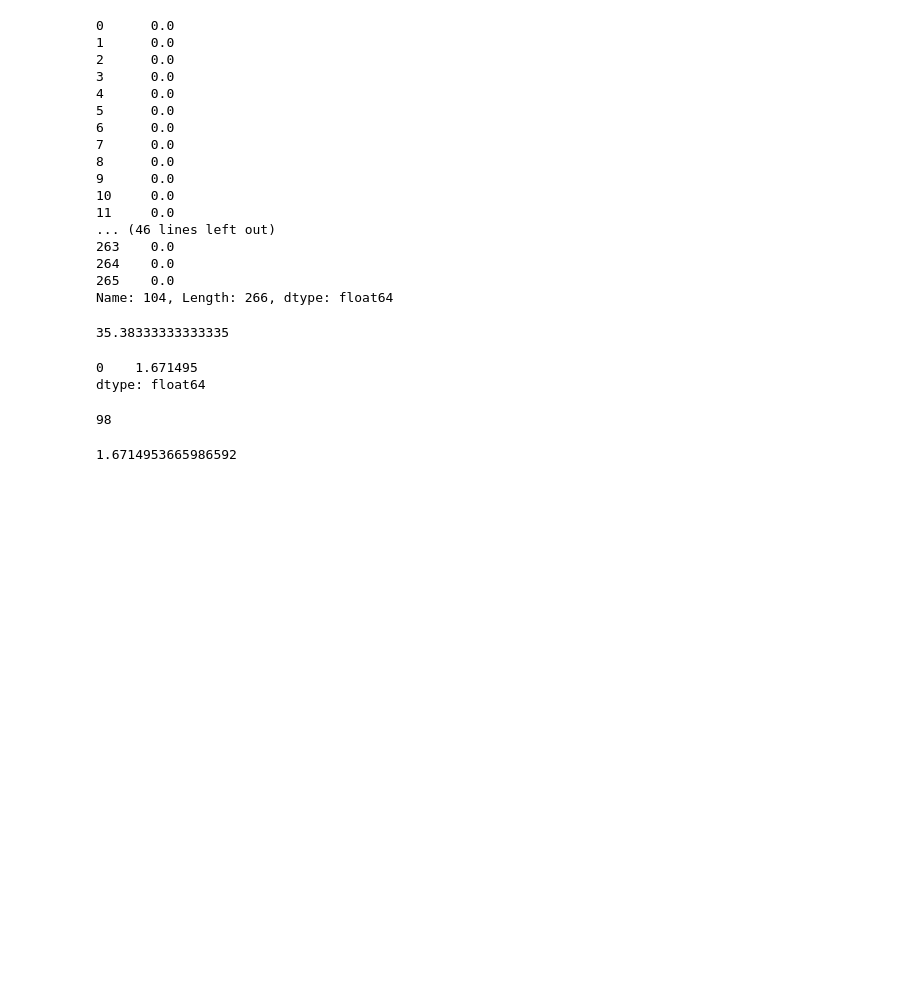
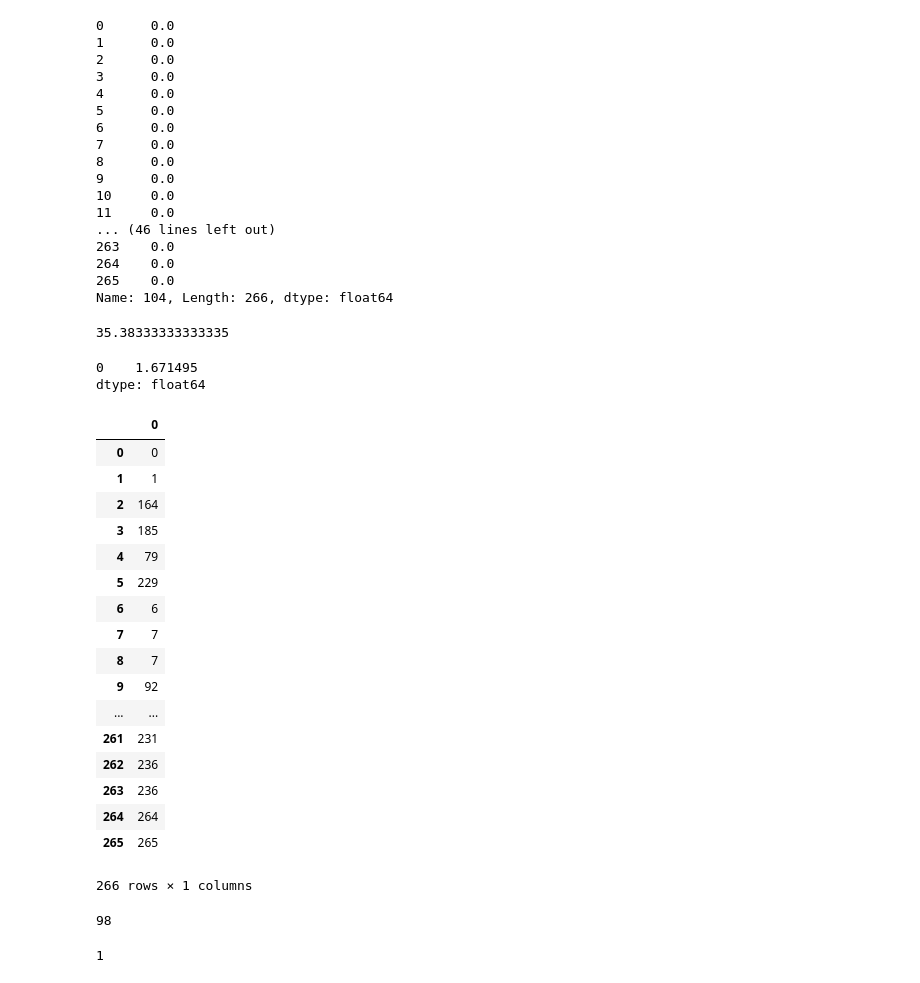
Before and after one commit to ChengdaoYang/NYC_Yellow_Cab_Project, a Jupyter notebook: taxi_analyze.ipynb, the cells around one changed output. Cells and saved outputs as stored; diff of their text form; code cells hidden in the pictures; blank space fills up the shorter version.

```diff
--- a/taxi_analyze.ipynb
+++ b/taxi_analyze.ipynb
@@ -425,14 +516,34 @@ pd.DataFrame(np.array(matrix_zone_distance.iloc[260]) + np.array(matrix_PU_wait_
 # %% [output]
 0    1.671495
 dtype: float64
+# %%
+top_dropoff_zone_t1 = pd.DataFrame(matrix_prob_PU_DO_t1.idxmax(axis=1))
+top_dropoff_zone_t1
+# %% [output]
+|  | 0 |
+| 0 | 0 |
+| 1 | 1 |
+| 2 | 164 |
+| 3 | 185 |
+| 4 | 79 |
+| 5 | 229 |
+| 6 | 6 |
+| 7 | 7 |
+| 8 | 7 |
+| 9 | 92 |
+| ... | ... |
+| 261 | 231 |
+| 262 | 236 |
+| 263 | 236 |
+| 264 | 264 |
+| 265 | 265 |
+266 rows × 1 columns
 # %%
 top_dropoff_zone_t1 = pd.DataFrame(matrix_prob_PU_DO_t1.idxmax(axis=1))
 top_dropoff_zone_t1.iloc[98][0]
 # %% [output]
 98
-# %%
-trip_wait_time_table.min()[0]
-# %% [output]
-1.6714953665986592
 # %%
-path = Randomized_Greedy_Algorithm(30,randomness=5)[0]
+path = Randomized_Greedy_Algorithm(66, 1)[0]
+# %% [output]
+1
```
Also changed, not shown: parts of 25 cells of this notebook, 16 other files.
